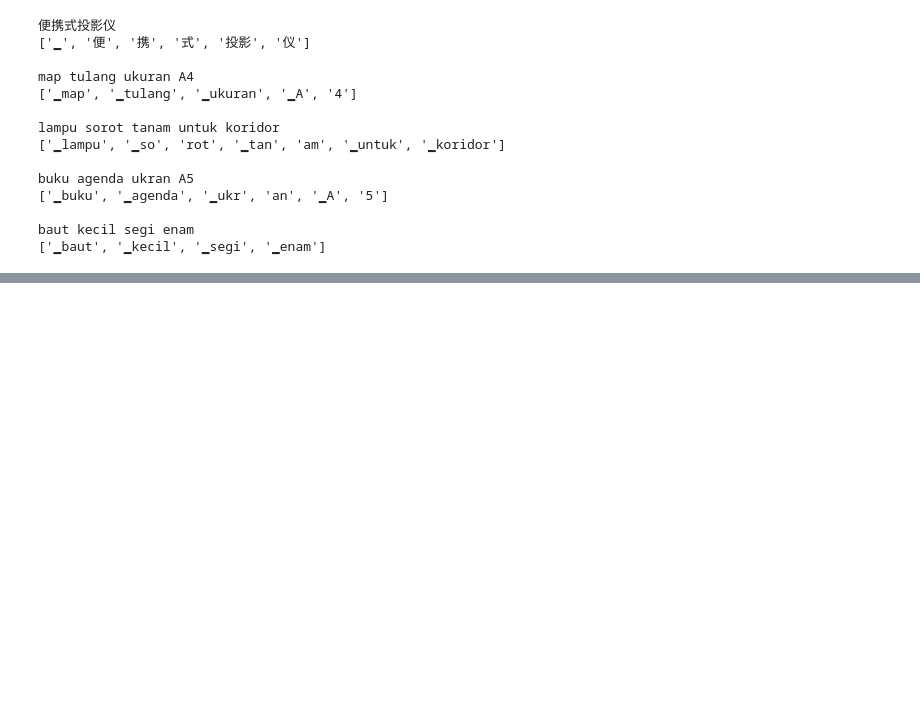
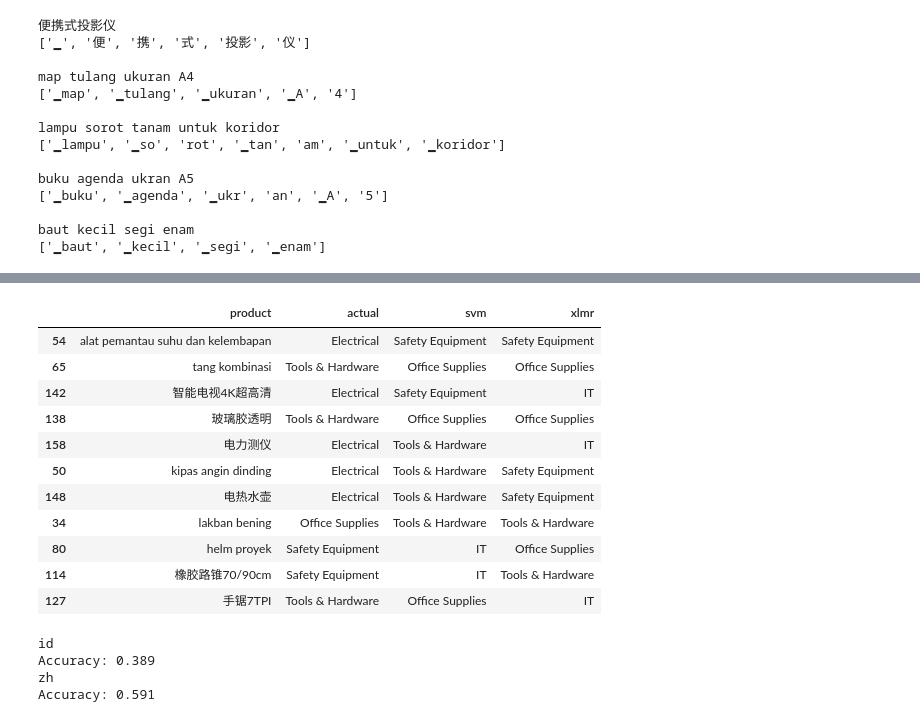
Before and after one commit to annisatzky-tech/chinese-indonesian-product-classification, a Jupyter notebook: notebooks/03_xlmr_model.ipynb, the cells around one changed output, grey strips where cells are left out. Saved outputs shown, nothing was run; the diff lists cells and outputs as text; code cells hidden in the pictures; blank space fills up the shorter version.

```diff
--- a/notebooks/03_xlmr_model.ipynb
+++ b/notebooks/03_xlmr_model.ipynb
@@ -210,0 +325,33 @@ plt.show()
+# %%
+svm_xlmr_results[(
+    svm_xlmr_results['actual'] != svm_xlmr_results['svm']) &
+    (svm_xlmr_results['actual'] != svm_xlmr_results['xlmr']
+)]
+# %% [output]
+|  | product | actual | svm | xlmr |
+| 54 | alat pemantau suhu dan kelembapan | Electrical | Safety Equipment | Safety Equipment |
+| 65 | tang kombinasi | Tools & Hardware | Office Supplies | Office Supplies |
+| 142 | 智能电视4K超高清 | Electrical | Safety Equipment | IT |
+| 138 | 玻璃胶透明 | Tools & Hardware | Office Supplies | Office Supplies |
+| 158 | 电力测仪 | Electrical | Tools & Hardware | IT |
+| 50 | kipas angin dinding | Electrical | Tools & Hardware | Safety Equipment |
+| 148 | 电热水壶 | Electrical | Tools & Hardware | Safety Equipment |
+| 34 | lakban bening | Office Supplies | Tools & Hardware | Tools & Hardware |
+| 80 | helm proyek | Safety Equipment | IT | Office Supplies |
+| 114 | 橡胶路锥70/90cm | Safety Equipment | IT | Tools & Hardware |
+| 127 | 手锯7TPI | Tools & Hardware | Office Supplies | IT |
+# %%
+for lang in ['id', 'zh']:
+    subset = xlmr_test_results[
+        xlmr_test_results['language'] == lang
+    ]
+
+    accuracy = subset['correct'].mean()
+
+    print(lang)
+    print('Accuracy:', round(accuracy, 3))
+# %% [output]
+id
+Accuracy: 0.389
+zh
+Accuracy: 0.591
```
Also changed, not shown: parts of 12 cells of this notebook, 2 other files.
